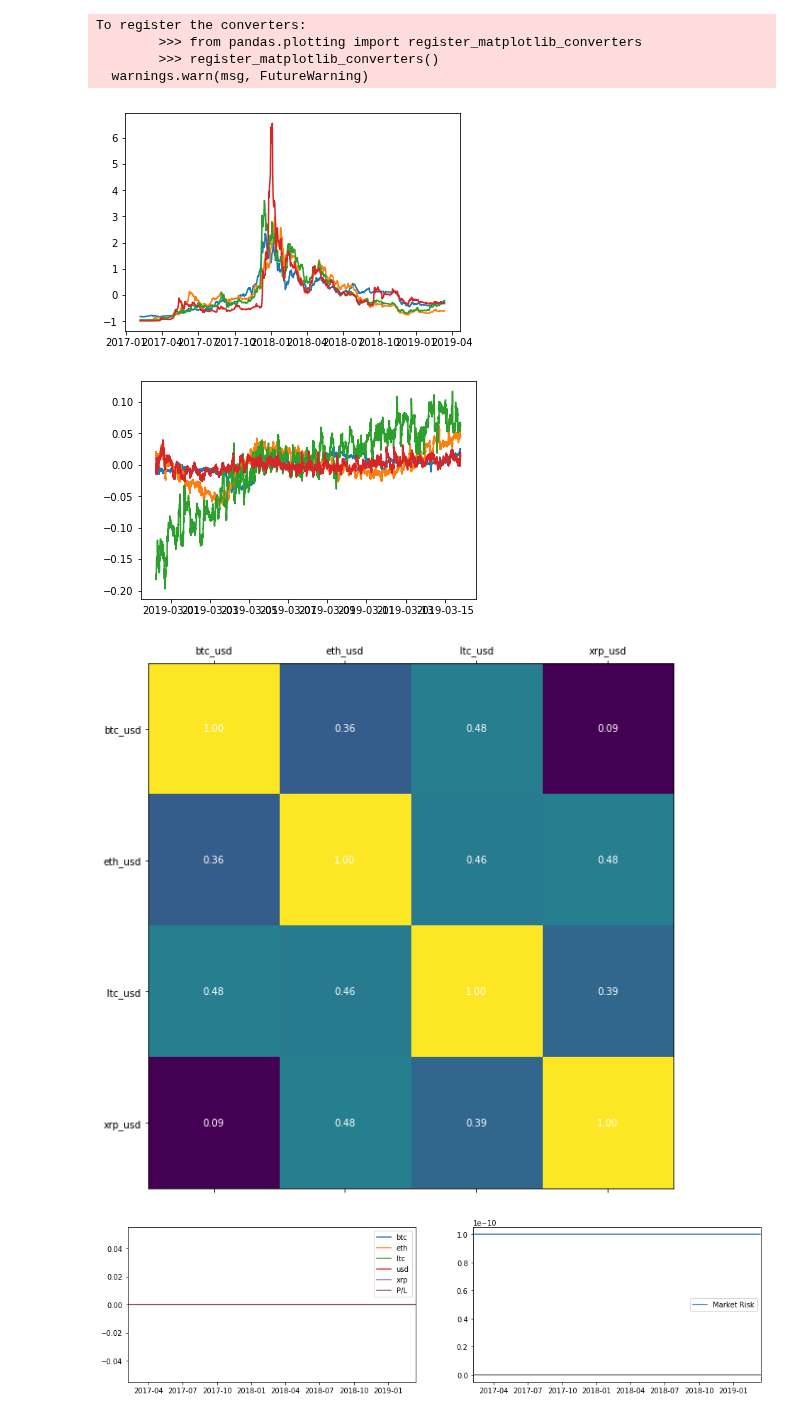
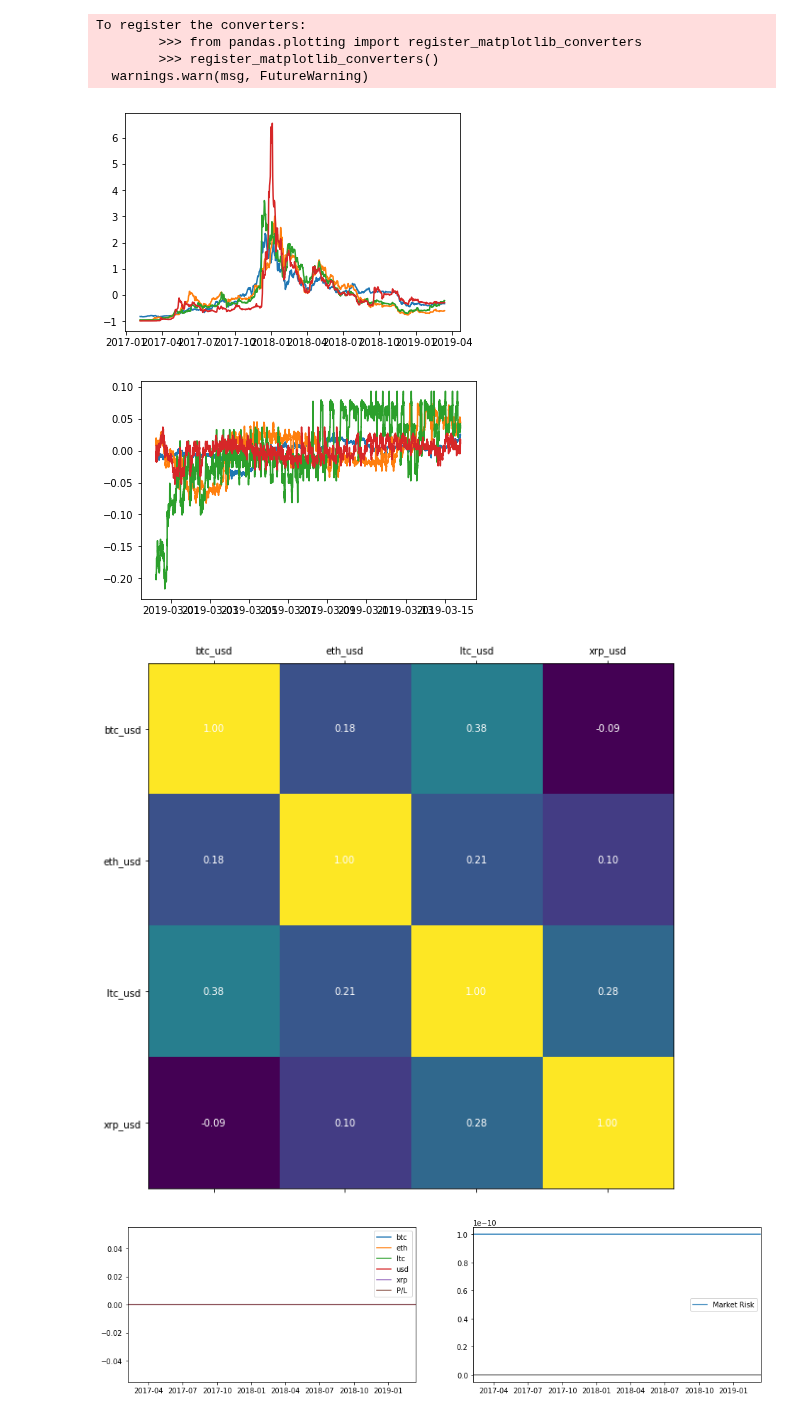
Before and after one commit to cambrian/quant, a Jupyter notebook: research/analysis.ipynb, the cells around one changed output. Cells and saved outputs as stored; diff of their text form; code cells hidden in the pictures.

```diff
--- a/research/analysis.ipynb
+++ b/research/analysis.ipynb
@@ -42,39 +43,45 @@ def prep_data(file):
 
 def reduce_data(data, resampling):
     '''Averages prices, sums volumes'''
-    prices = data['prices'].resample(resampling).mean().fillna(method='ffill')
+    prices = data['prices'].resample(resampling).first().fillna(method='ffill')
     volumes = data['volumes'].resample(resampling).sum().fillna(method='ffill')
+    return { 'prices': prices, 'volumes': volumes }
+
+def tail_data(data, n):
+    '''get the last n points of the given data'''
+    prices = data['prices'].tail(n)
+    volumes = data['volumes'].tail(n)
     return { 'prices': prices, 'volumes': volumes }
 
 def viz_data(data):
     '''Only plots prices for now'''
     plt.plot(data['prices'] / data['prices'].mean() - 1)
     plt.show()
 
 def data_currencies(data):
     currencies = ['usd']
     for pair in data['prices'].columns:
         currencies.append(pair.partition('_')[0])
     return currencies
 
 def find_gaps(data, freq):
     idx_ref = pd.date_range(start=data.index[0], end=data.index[-1],freq=freq)
     gaps = idx_ref[~idx_ref.isin(data.index)]
     return gaps
 
 data = prep_data('data.p')
 viz_data(data)
 data_min = reduce_data(prep_data('data-minute.p'), '1Min')
 data_5min = reduce_data(data_min, '5Min')
 data_15min = reduce_data(data_min, '15Min')
 viz_data(data_min)
 # %% [output]
 To register the converters:
         >>> from pandas.plotting import register_matplotlib_converters
         >>> register_matplotlib_converters()
   warnings.warn(msg, FutureWarning)
 [figure]
-[figure, old version]
+[figure, new version]
 # %%
 def plot_corr(df,size=10):
     '''Function plots a graphical correlation matrix for each pair of columns in the dataframe.
@@ -95,7 +102,7 @@ def plot_corr(df,size=10):
 
 plot_corr(data_15min)
 # %% [output]
-[figure, old version]
+[figure, new version]
 # %%
 def execute_orders(fees, prices, balances, orders):
     for (pair, size) in orders.items():
```
Also changed, not shown: parts of 7 cells of this notebook, 3 other files.
